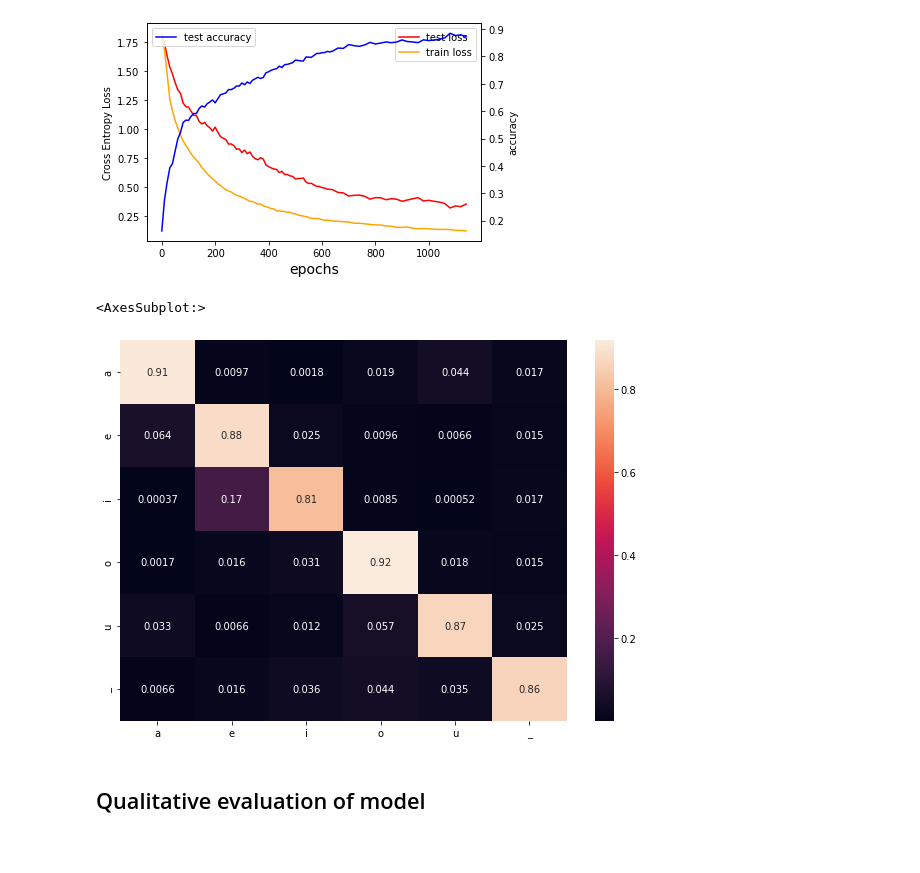
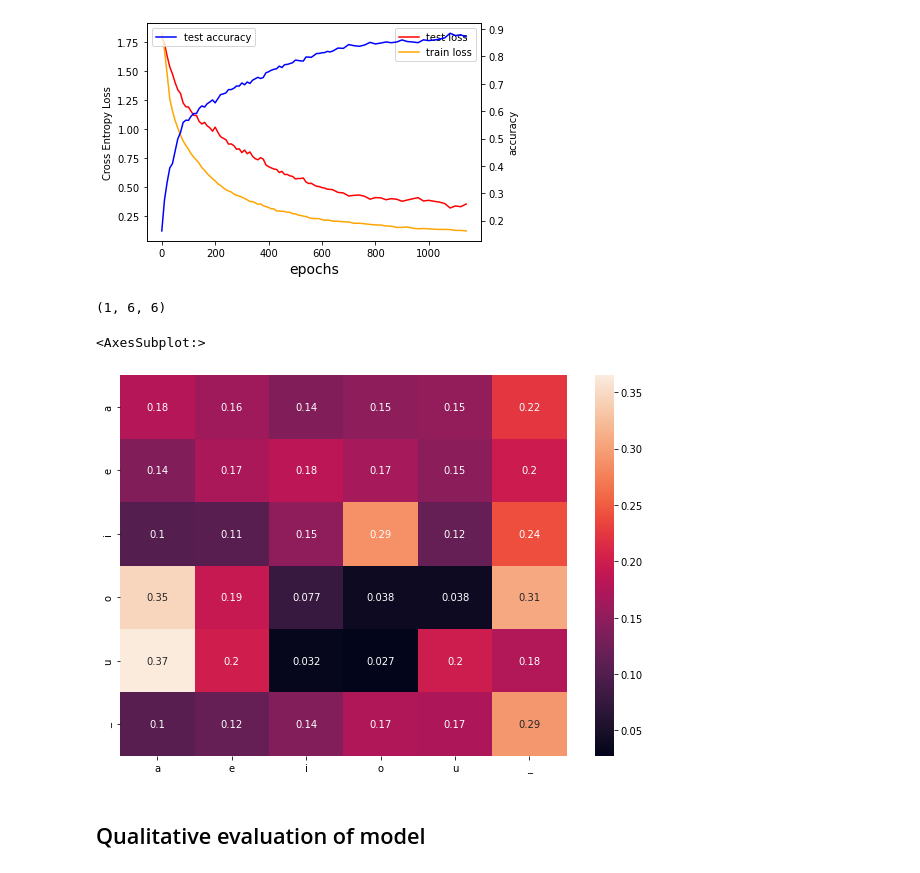
Before and after one commit to EvanSamaa/jali_sing, a Jupyter notebook: Vowel learning.ipynb, the cells around one changed output. Saved outputs shown, nothing was run; the diff lists cells and outputs as text; code cells hidden in the pictures.

```diff
--- a/Vowel learning.ipynb
+++ b/Vowel learning.ipynb
@@ -490,22 +490,26 @@ plt.show()
 [figure]
 [figure]
 # %%
+cf_path = "C:/Users/evansamaa/Desktop/confusion_matrix_training_curve.npy"
+confusion_matrix = np.load(cf_path)
+print(confusion_matrix.shape)
 last_confusion = confusion_matrix[-1,:,:]
 import seaborn as sn
 import pandas as pd
 import matplotlib.pyplot as plt
 
 norm_confusion = np.zeros(last_confusion.shape)
 for i in range(0, 6):
     norm_confusion[i, :] = last_confusion[i, :] / last_confusion[i, :].sum()
 df_cm = pd.DataFrame(norm_confusion, index = [i for i in "aeiou_"],
                   columns = [i for i in "aeiou_"])
 
 plt.figure(figsize = (10,7))
 sn.heatmap(df_cm, annot=True)
 # %% [output]
-<AxesSubplot:>
+(1, 6, 6)
+<AxesSubplot:>
-[figure, old version]
+[figure, new version]
 # %% [markdown]
 ## Qualitative evaluation of model
 # %%
```
Also changed, not shown: 1 other file.
